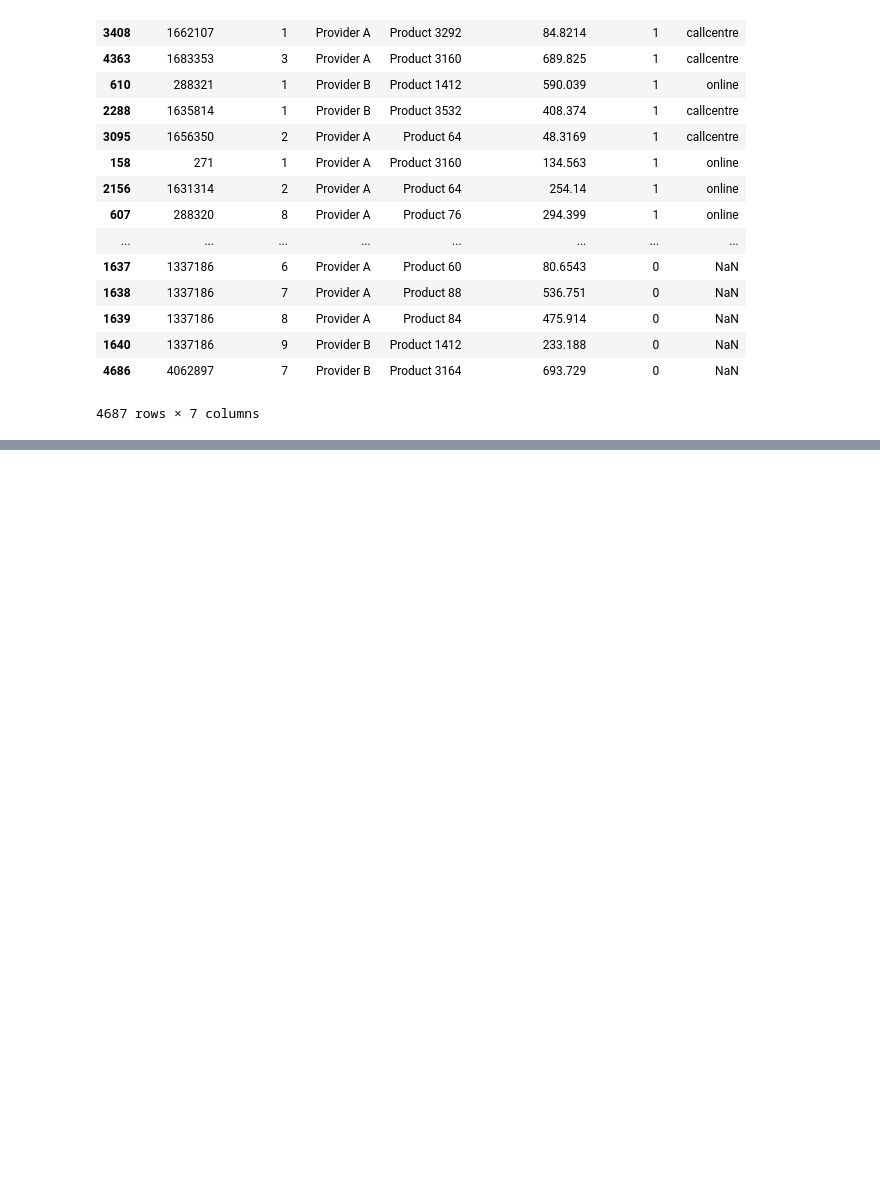
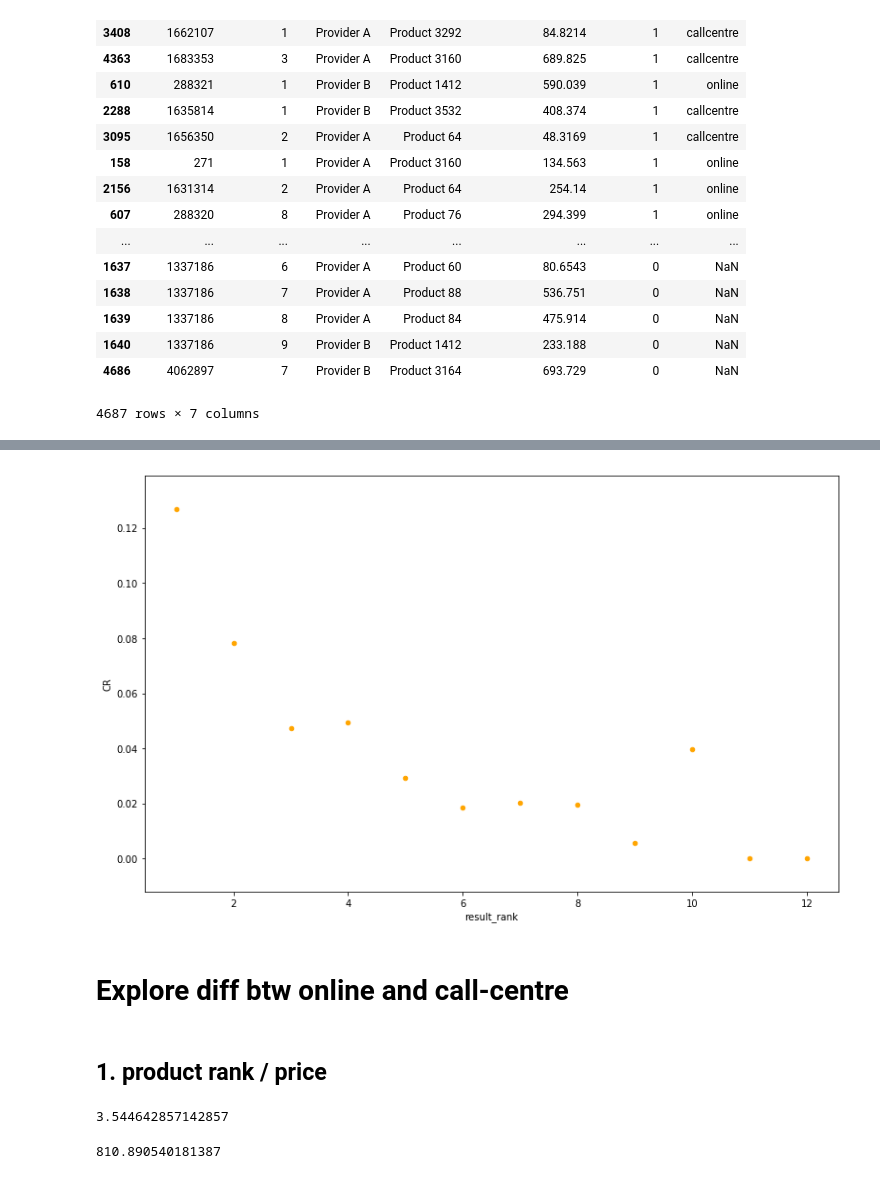
Before and after one commit to catwang42/iSelect-ProductMatching-, a Jupyter notebook: exploreData.ipynb, the cells around one changed output, grey strips where cells are left out. Cells and saved outputs as stored; diff of their text form; code cells hidden in the pictures; blank space fills up the shorter version.

```diff
--- a/exploreData.ipynb
+++ b/exploreData.ipynb
@@ -70,0 +250,6 @@ KeyError: False
+# %%
+byrank_pd = df.groupby('result_rank')
+byrank_sale = byrank_pd['Sale_made'].agg({'occurance':'count', 'sales': 'sum'}).reset_index()
+byrank_sale['CR']=byrank_sale.apply(lambda row: (row['sales']/ row['occurance']), axis=1)
+byrank_sale = byrank_sale.sort_values(by='occurance',ascending=False)
+byrank_sale
@@ -70,0 +270,21 @@ KeyError: False
+# %%
+#byrank_sale.plot(kind='scatter', x='result_rank', y='CR', c='sales',
+                   #  figsize=(13,8),s=bycustomer_sale['sales']*200, cmap='Oranges');
+byrank_sale.plot(kind='scatter', x='result_rank', y='CR',figsize=(13,8),color="Orange");
+# %% [output]
+[figure, added]
+# %% [markdown]
+# Explore diff btw online and call-centre
+# %% [markdown]
+## 1. product rank / price
+# %%
+callcentre = df[df['Sale_source'] == 'callcentre']
+callcentre = callcentre.sort_values(by='result_rank',ascending=False)
+callcentre_value['result_rank'].mean()
+# %% [output]
+3.544642857142857
+# %%
+callcentre_value =callcentre[callcentre['dummy_quote_value'] !='MISSING']
+callcentre_value['dummy_quote_value'].mean()
+# %% [output]
+810.890540181387
```
Also changed, not shown: parts of 45 cells of this notebook, 1 other file.
